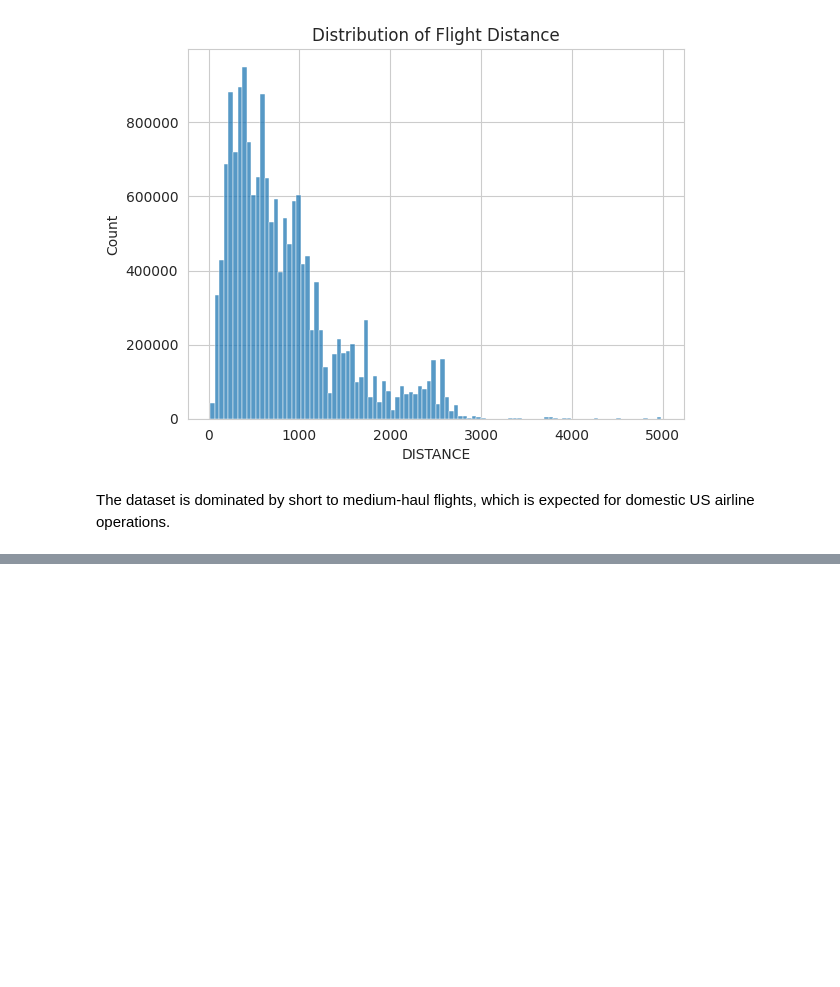
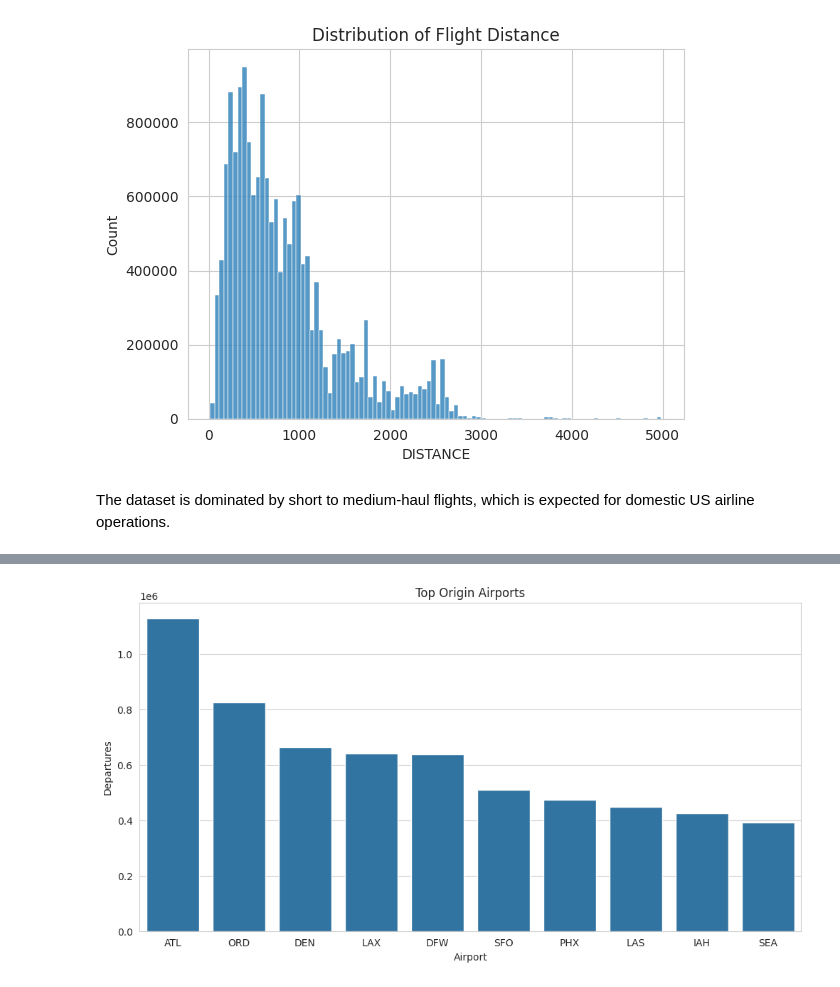
Before and after one commit to fermow/SBU-Data-Science-2026, a Jupyter notebook: Assignment_1/jupyter_notebooks/Untitled.ipynb, the cells around one changed output, grey strips where cells are left out. Cells and saved outputs as stored; diff of their text form; code cells hidden in the pictures; blank space fills up the shorter version.

```diff
--- a/Assignment_1/jupyter_notebooks/Untitled.ipynb
+++ b/Assignment_1/jupyter_notebooks/Untitled.ipynb
@@ -434,0 +476,8 @@ The dataset is dominated by short to medium-haul flights, which is expected for
+# %%
+top_origins = (
+    df["ORIGIN"]
+    .value_counts()
+    .head(10)
+)
+
+top_origins
@@ -434,0 +497,14 @@ The dataset is dominated by short to medium-haul flights, which is expected for
+# %%
+plt.figure(figsize=(12, 6))
+sb.barplot(
+    x=top_origins.index,
+    y=top_origins.values
+)
+
+plt.title("Top Origin Airports")
+plt.xlabel("Airport")
+plt.ylabel("Departures")
+
+plt.show()
+# %% [output]
+[figure, added]
```
Also changed, not shown: parts of 16 cells of this notebook.
